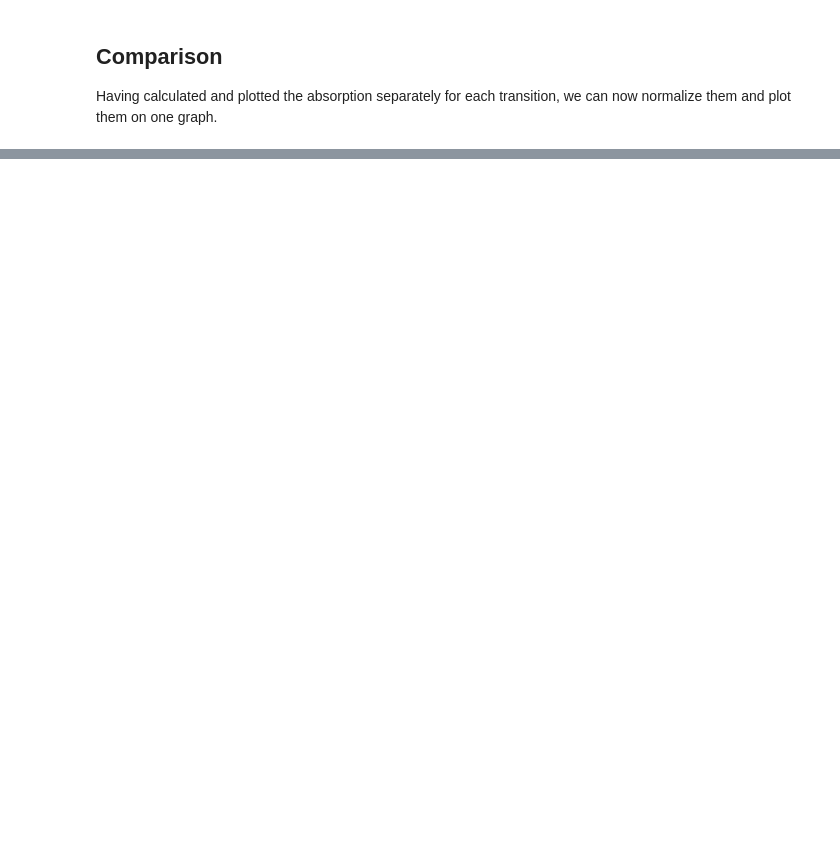
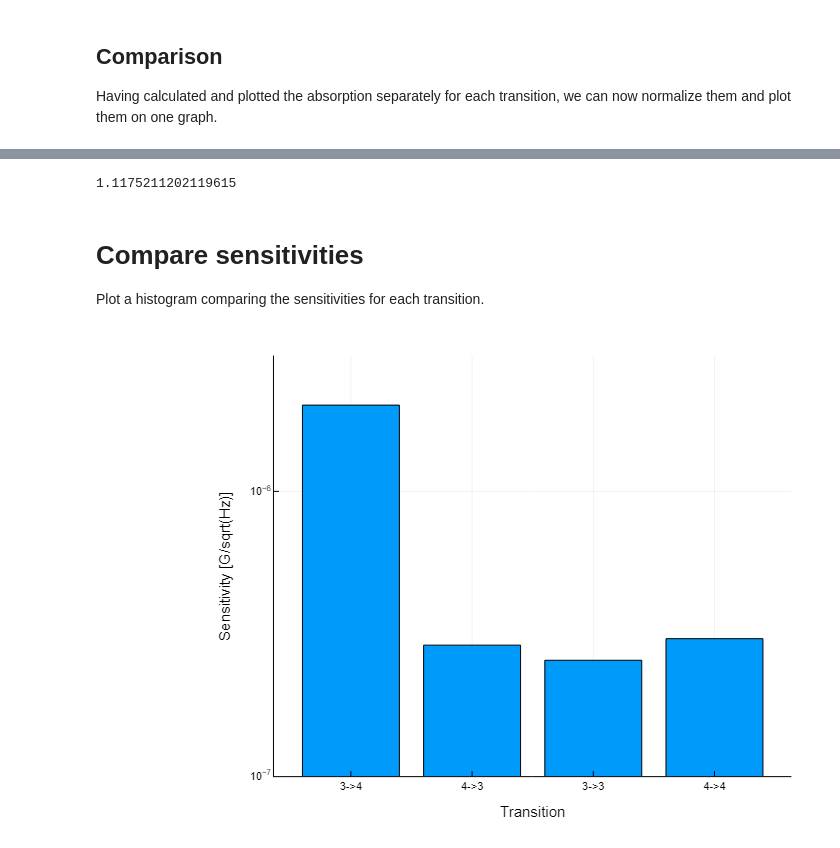
Before and after one commit to floriansLU/OpticalBlochEquations.jl, a Jupyter notebook: examples/testingOBE_D1_transitions.ipynb, the cells around one changed output, grey strips where cells are left out. Drawn from its saved outputs; the diff is of its cells as text; code cells hidden in the pictures; blank space fills up the shorter version.

Commit message:
updated test notebooks
Make figures from tests identical to figures in paper.

```diff
--- a/examples/testingOBE_D1_transitions.ipynb
+++ b/examples/testingOBE_D1_transitions.ipynb
@@ -306,0 +311,3 @@ plot([x33 x34 x43 x44], [y33norm y34norm y43norm y44norm],xlabel="Magnetic Field
+# %%
+df1=DataFrame(B=x33, D1_33=y33, D1_34=y34, D1_43=y43, D1_44=y44);
+#CSV.write("transitions-data.csv",df1)
@@ -306,0 +353,38 @@ plot([x33 x34 x43 x44], [y33norm y34norm y43norm y44norm],xlabel="Magnetic Field
+# %%
+Nphot=1e-6/(6.63e-34*335e12)   # normalized number of photons absorbed.
+B=df1.B                        # load magnetic field from Data Frame
+D1_33=df1.D1_33                # load absorption data from Data Frame
+D1_34=df1.D1_34
+D1_43=df1.D1_43
+D1_44=df1.D1_44
+D1_33norm=D1_33./((D1_33[begin]+D1_33[end])/2.0)   # Normalize absorption data between transitions
+D1_34norm=D1_34./((D1_34[begin]+D1_34[end])/2.0)
+D1_43norm=D1_43./((D1_43[begin]+D1_43[end])/2.0)
+D1_44norm=D1_44./((D1_44[begin]+D1_44[end])/2.0)
+
+# Determine slopes
+maxval=findmax(D1_33norm)[1]; minval=findmin(D1_33norm)[1]; xmax=B[findmax(D1_33norm)[2]]; xmin=B[findmin(D1_33norm)[2]];
+slope_33=abs((maxval-minval)/(xmax-xmin))
+maxval=findmax(D1_34norm)[1]; minval=findmin(D1_34norm)[1]; xmax=B[findmax(D1_34norm)[2]]; xmin=B[findmin(D1_34norm)[2]];
+slope_34=abs((maxval-minval)/(xmax-xmin))
+maxval=findmax(D1_43norm)[1]; minval=findmin(D1_43norm)[1]; xmax=B[findmax(D1_43norm)[2]]; xmin=B[findmin(D1_43norm)[2]];
+slope_43=abs((maxval-minval)/(xmax-xmin))
+maxval=findmax(D1_44norm)[1]; minval=findmin(D1_44norm)[1]; xmax=B[findmax(D1_44norm)[2]]; xmin=B[findmin(D1_44norm)[2]];
+slope_44=abs((maxval-minval)/(xmax-xmin))
+norm=maximum([maximum(D1_33norm),maximum(D1_34norm),maximum(D1_43norm),maximum(D1_44norm)])
+# %% [output]
+1.1175211202119615
+# %% [markdown]
+# Compare sensitivities
+Plot a histogram comparing the sensitivities for each transition.
+# %%
+plotly()
+plot(bar(["3->4", "4->3", "3->3","4->4"],([1/slope_34, 1/slope_43, 1/slope_33, 1/slope_44]./(norm*sqrt(Nphot)))),
+legend=false,
+yscale=:log10,
+ylims=(1e-7, 3e-6),
+xlabel="Transition",
+ylabel="Sensitivity [G/sqrt(Hz)]",
+)
+# %% [output]
+[figure, added]
```
Also changed, not shown: parts of 14 cells of this notebook, 1 other file.
